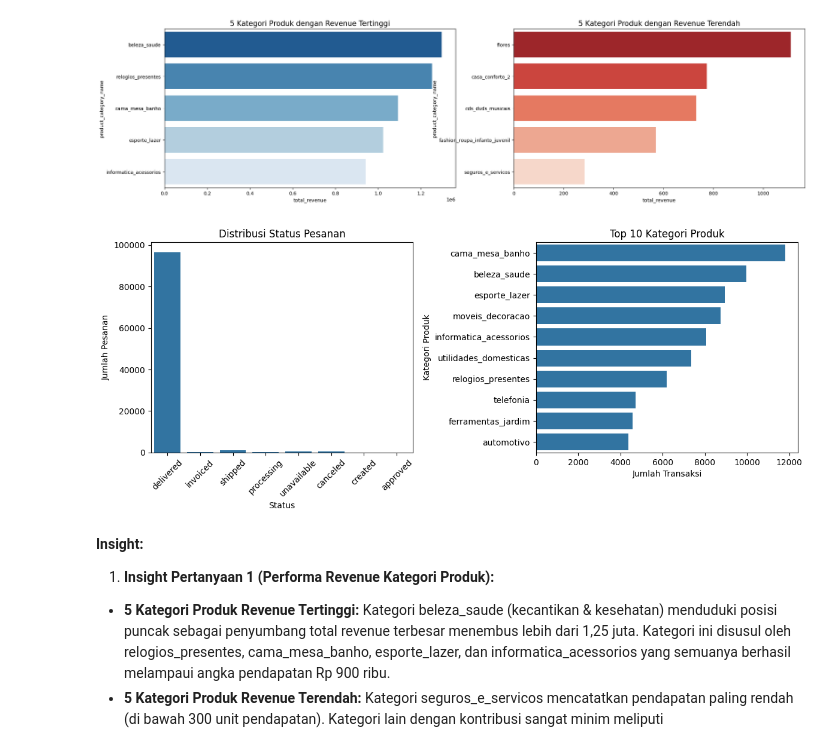
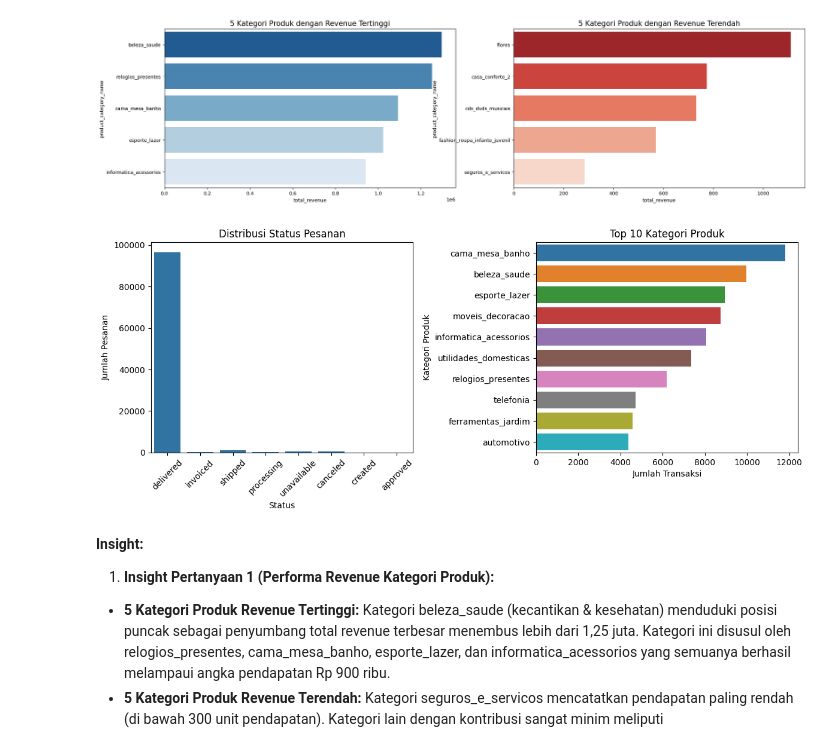
Before and after one commit to faizinnoval/analisis-data-by-asah, a Jupyter notebook: Proyek_Analisis_Data.ipynb, the cells around one changed output. Drawn from its saved outputs; the diff is of its cells as text; code cells hidden in the pictures.

```diff
--- a/Proyek_Analisis_Data.ipynb
+++ b/Proyek_Analisis_Data.ipynb
@@ -252,34 +252,33 @@ DataFrame 'orders' telah diperbarui dengan data yang sudah dibersihkan.
 # %% [markdown]
 ### **Eksplorasi Perilaku Pelanggan dan Penjualan Produk atau Kategori Apa yang Menghasilkan Total Revenue Terbanyak dan Terkecil?**
 # %%
-# 1. Membuat dataset gabungan untuk analisis revenue dan kategori produk
-# Menggabungkan data orders, items, products, dan payments
+# 1. Menggabungkan data orders, items, products, dan payments
 main_df = orders.merge(order_items, on="order_id") \
                 .merge(products, on="product_id") \
                 .merge(payments, on="order_id")
 
 # Menyimpan data gabungan untuk dashboard
-df_eda.to_csv("main_data.csv", index=False)
+main_df.to_csv("main_data.csv", index=False)
 
 print("--- 5 Baris Pertama Data Gabungan ---")
-display(df_eda.head())
+display(main_df.head())
 
 # 2. Membuat kolom bulan transaksi
-df_eda['order_month'] = df_eda['order_purchase_timestamp'].dt.to_period('M').astype(str)
+main_df['order_month'] = main_df['order_purchase_timestamp'].dt.to_period('M').astype(str)
 
 # 3. Ringkasan statistik payment_value
 print("\n--- Ringkasan Statistik Payment Value ---")
-display(df_eda['payment_value'].describe())
+display(main_df['payment_value'].describe())
 
 # 4. Tren total payment per bulan
-monthly_revenue = df_eda.groupby('order_month')['payment_value'].sum().reset_index()
+monthly_revenue = main_df.groupby('order_month')['payment_value'].sum().reset_index()
 
 print("\n--- Total Payment per Bulan ---")
 display(monthly_revenue.head())
 
 # 5. Kategori produk dengan payment terbesar
 category_revenue = (
-    df_eda.groupby('product_category_name')['payment_value']
+    main_df.groupby('product_category_name')['payment_value']
     .sum()
     .sort_values(ascending=False)
     .reset_index()
@@ -346,9 +345,10 @@ dtype: float64
 *   Kategori utama lainnya yang mendominasi pendapatan adalah beleza_saude (Kecantikan & Kesehatan) dan informatica_acessorios (Aksesoris Komputer).
 # %%
 # 1. Menghitung total pendapatan per bulan
-df_eda['order_month'] = df_eda['order_purchase_timestamp'].dt.to_period('M').astype(str)
+main_df['order_purchase_timestamp'] = pd.to_datetime(main_df['order_purchase_timestamp'])
+main_df['order_month'] = main_df['order_purchase_timestamp'].dt.to_period('M').astype(str)
 
-monthly_revenue = df_eda.groupby('order_month')['payment_value'].sum().reset_index()
+monthly_revenue = main_df.groupby('order_month')['payment_value'].sum().reset_index()
 
 print("\n--- Total Pendapatan per Bulan ---")
 display(monthly_revenue.head())
@@ -356,7 +356,7 @@ display(monthly_revenue.head())
 
 # 2. Menghitung pendapatan berdasarkan kategori produk
 category_revenue = (
-    df_eda.groupby('product_category_name')['payment_value']
+    main_df.groupby('product_category_name')['payment_value']
     .sum()
     .sort_values(ascending=False)
     .reset_index()
@@ -519,27 +504,32 @@ plt.show()
 # %%
 plt.figure(figsize=(12, 5))
 
-#Visualisasi Distribusi Status Pesanan
+# Visualisasi Distribusi Status Pesanan
 plt.subplot(1, 2, 1)
 sns.countplot(data=orders, x='order_status')
 plt.title("Distribusi Status Pesanan")
 plt.xlabel("Status")
 plt.ylabel("Jumlah Pesanan")
 plt.xticks(rotation=45)
 
-#Visualisai Distribusi Kategori Produk
-top_category = df_eda['product_category_name'].value_counts().head(10)
+# Visualisasi Distribusi Kategori Produk
+top_category = main_df['product_category_name'].value_counts().head(10)
 
 plt.subplot(1, 2, 2)
-sns.barplot(x=top_category.values, y=top_category.index)
+sns.barplot(
+    x=top_category.values,
+    y=top_category.index,
+    hue=top_category.index,
+    legend=False
+)
 plt.title("Top 10 Kategori Produk")
 plt.xlabel("Jumlah Transaksi")
 plt.ylabel("Kategori Produk")
 
 plt.tight_layout()
 plt.show()
 # %% [output]
-[figure, old version]
+[figure, new version]
 # %% [markdown]
 **Insight:**
 
```
Also changed, not shown: parts of 5 cells of this notebook, 1 other file.
